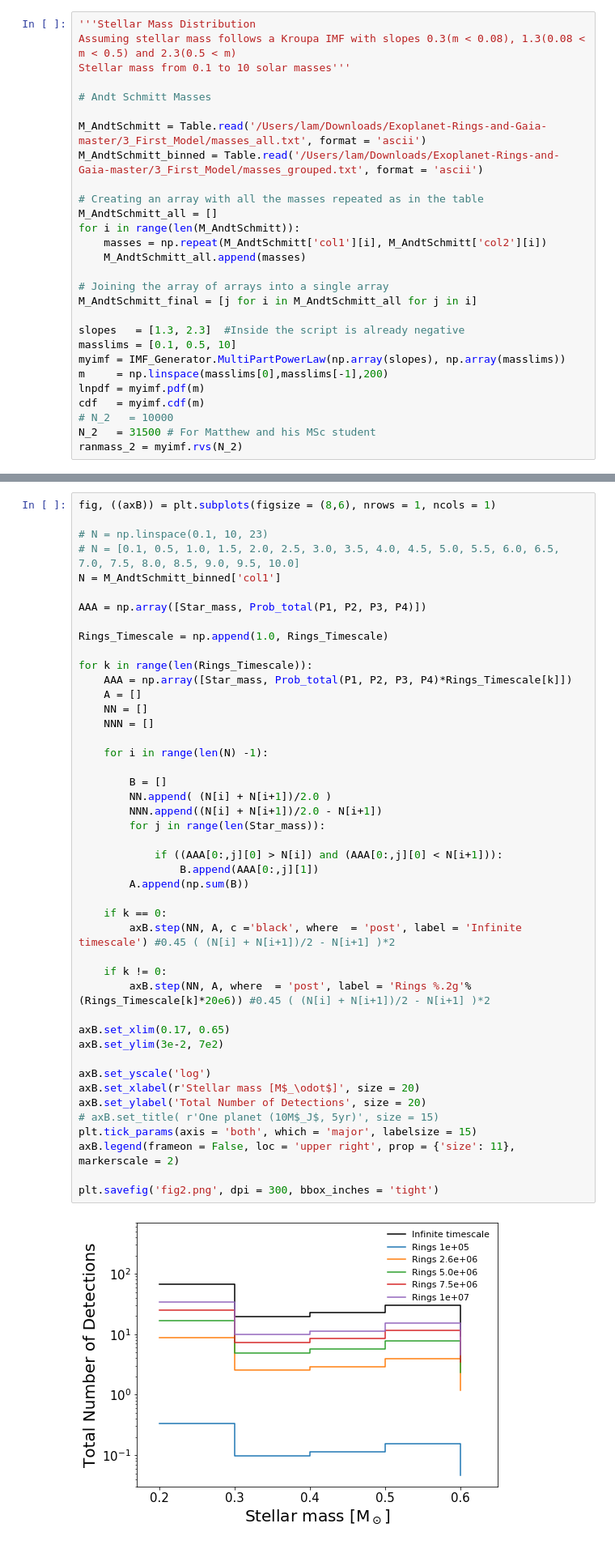
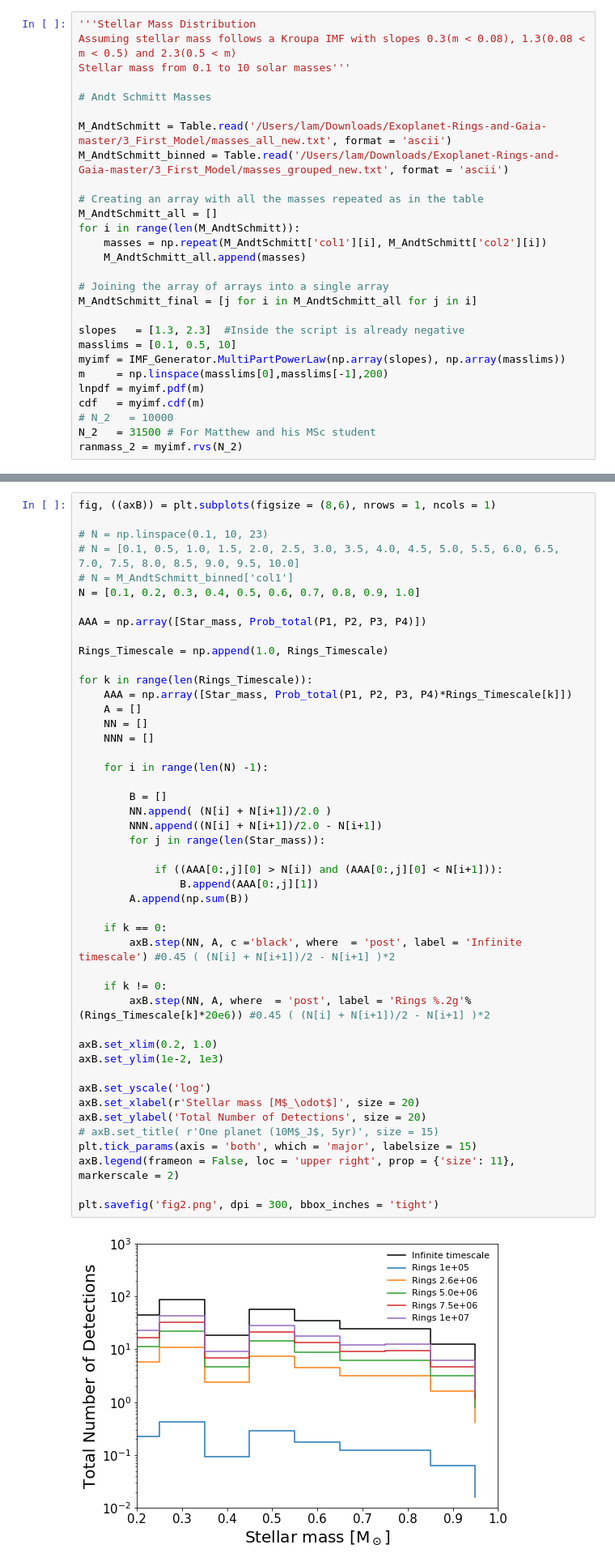
Before and after one commit to Jurgenvilla/Exoplanet-Rings-and-Gaia, a Jupyter notebook: 3_First_Model/Analytical_Function_Andy2020.ipynb, the cells around one changed output, grey strips where cells are left out. Shown at 81% size. Saved outputs shown, nothing was run; the diff lists cells and outputs as text.

```diff
--- a/3_First_Model/Analytical_Function_Andy2020.ipynb
+++ b/3_First_Model/Analytical_Function_Andy2020.ipynb
@@ -306,8 +306,8 @@ Stellar mass from 0.1 to 10 solar masses'''
 
 # Andt Schmitt Masses
 
-M_AndtSchmitt = Table.read('/Users/lam/Downloads/Exoplanet-Rings-and-Gaia-master/3_First_Model/masses_all.txt', format = 'ascii')
-M_AndtSchmitt_binned = Table.read('/Users/lam/Downloads/Exoplanet-Rings-and-Gaia-master/3_First_Model/masses_grouped.txt', format = 'ascii')
+M_AndtSchmitt = Table.read('/Users/lam/Downloads/Exoplanet-Rings-and-Gaia-master/3_First_Model/masses_all_new.txt', format = 'ascii')
+M_AndtSchmitt_binned = Table.read('/Users/lam/Downloads/Exoplanet-Rings-and-Gaia-master/3_First_Model/masses_grouped_new.txt', format = 'ascii')
 
 # Creating an array with all the masses repeated as in the table
 M_AndtSchmitt_all = []
@@ -430,7 +431,8 @@ fig, ((axB)) = plt.subplots(figsize = (8,6), nrows = 1, ncols = 1)
 
 # N = np.linspace(0.1, 10, 23)
 # N = [0.1, 0.5, 1.0, 1.5, 2.0, 2.5, 3.0, 3.5, 4.0, 4.5, 5.0, 5.5, 6.0, 6.5, 7.0, 7.5, 8.0, 8.5, 9.0, 9.5, 10.0]
-N = M_AndtSchmitt_binned['col1']
+# N = M_AndtSchmitt_binned['col1']
+N = [0.1, 0.2, 0.3, 0.4, 0.5, 0.6, 0.7, 0.8, 0.9, 1.0]
 
 AAA = np.array([Star_mass, Prob_total(P1, P2, P3, P4)])
 
@@ -442,36 +444,36 @@ for k in range(len(Rings_Timescale)):
     NN = []
     NNN = []
 
     for i in range(len(N) -1):
 
         B = []
         NN.append( (N[i] + N[i+1])/2.0 )
         NNN.append((N[i] + N[i+1])/2.0 - N[i+1])
         for j in range(len(Star_mass)):
 
             if ((AAA[0:,j][0] > N[i]) and (AAA[0:,j][0] < N[i+1])):
                 B.append(AAA[0:,j][1])
         A.append(np.sum(B))
 
     if k == 0:
         axB.step(NN, A, c ='black', where  = 'post', label = 'Infinite timescale') #0.45 ( (N[i] + N[i+1])/2 - N[i+1] )*2
 
     if k != 0:
         axB.step(NN, A, where  = 'post', label = 'Rings %.2g'%(Rings_Timescale[k]*20e6)) #0.45 ( (N[i] + N[i+1])/2 - N[i+1] )*2
 
-axB.set_xlim(0.17, 0.65)
-axB.set_ylim(3e-2, 7e2)
+axB.set_xlim(0.2, 1.0)
+axB.set_ylim(1e-2, 1e3)
 
 axB.set_yscale('log')
 axB.set_xlabel(r'Stellar mass [M$_\odot$]', size = 20)
 axB.set_ylabel('Total Number of Detections', size = 20)
 # axB.set_title( r'One planet (10M$_J$, 5yr)', size = 15)
 plt.tick_params(axis = 'both', which = 'major', labelsize = 15)
 axB.legend(frameon = False, loc = 'upper right', prop = {'size': 11}, markerscale = 2)
 
 plt.savefig('fig2.png', dpi = 300, bbox_inches = 'tight')
 # %% [output]
-[figure, old version]
+[figure, new version]
 # %%
 fig, ((axA, axB)) = plt.subplots(figsize = (16,6), nrows = 1, ncols = 2, dpi = 300)
 
```
Also changed, not shown: parts of 2 cells of this notebook, 5 other files.
